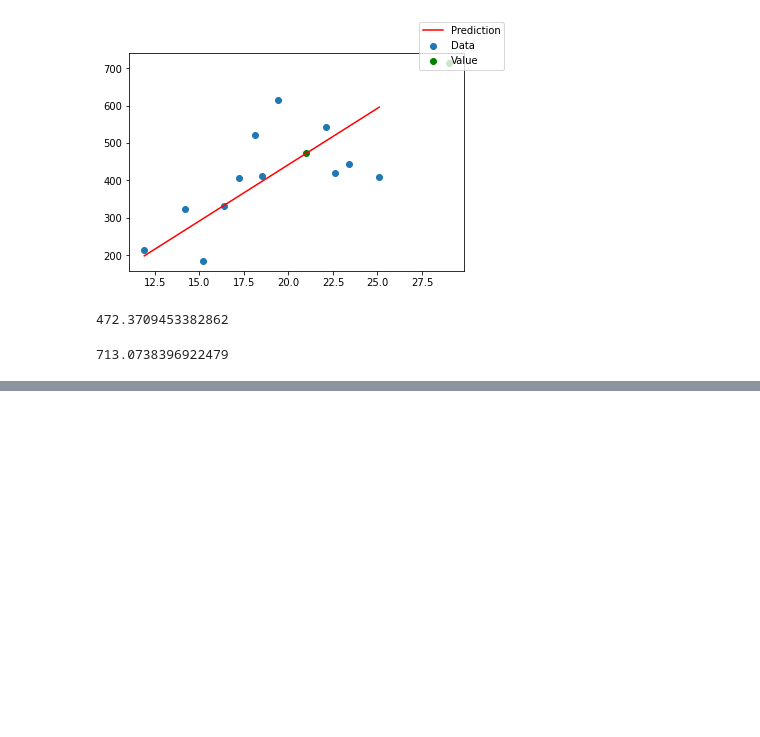
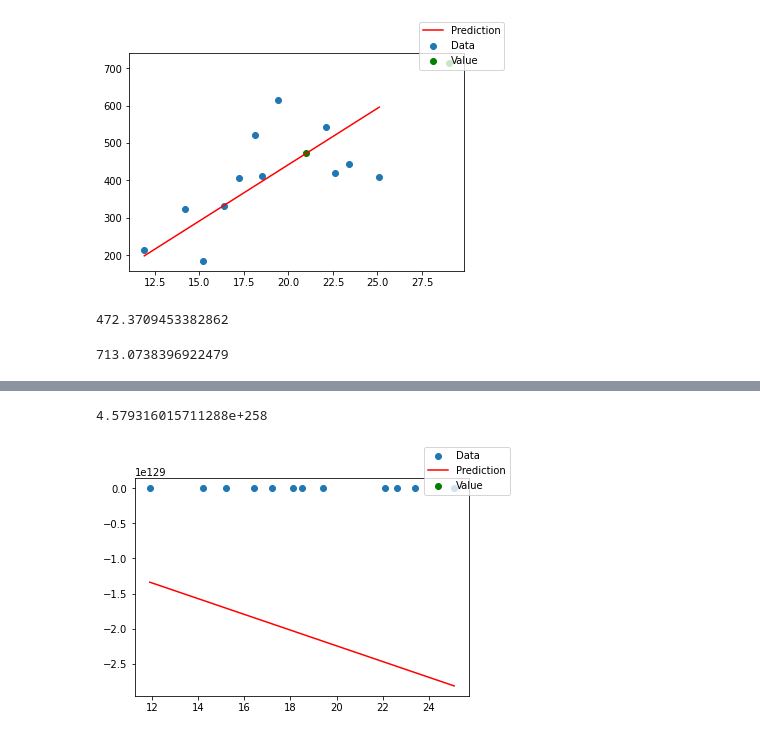
Before and after one commit to MrRhuezzler/Programs, a Jupyter notebook: Sem_5/ML/ML_Tutorial_Practice_1.ipynb, the cells around one changed output, grey strips where cells are left out. Cells and saved outputs as stored; diff of their text form; code cells hidden in the pictures; blank space fills up the shorter version.

```diff
--- a/Sem_5/ML/ML_Tutorial_Practice_1.ipynb
+++ b/Sem_5/ML/ML_Tutorial_Practice_1.ipynb
@@ -100,0 +193,6 @@ pred(29, i, s)
+# %%
+x = np.array([14.2, 16.4, 11.9, 15.2, 18.5, 22.1, 19.4, 25.1, 23.4, 18.1, 22.6, 17.2])
+y = np.array([215, 325, 185, 332, 406, 522, 412, 614, 544, 421, 445, 408])
+# %%
+lr = LinearRegression(lr = 0.01, n_iters = 300)
+lr.fit(x.reshape(-1, 1), y, verbose=1)
@@ -100,0 +217,8 @@ pred(29, i, s)
+# %%
+lr.evaluate(x.reshape(-1, 1), y)
+# %% [output]
+4.579316015711288e+258
+# %%
+plot(x, y, lr.bias, lr.regressors[0])
+# %% [output]
+[figure, added]
```
Also changed, not shown: parts of 7 cells of this notebook, 6 other files.
